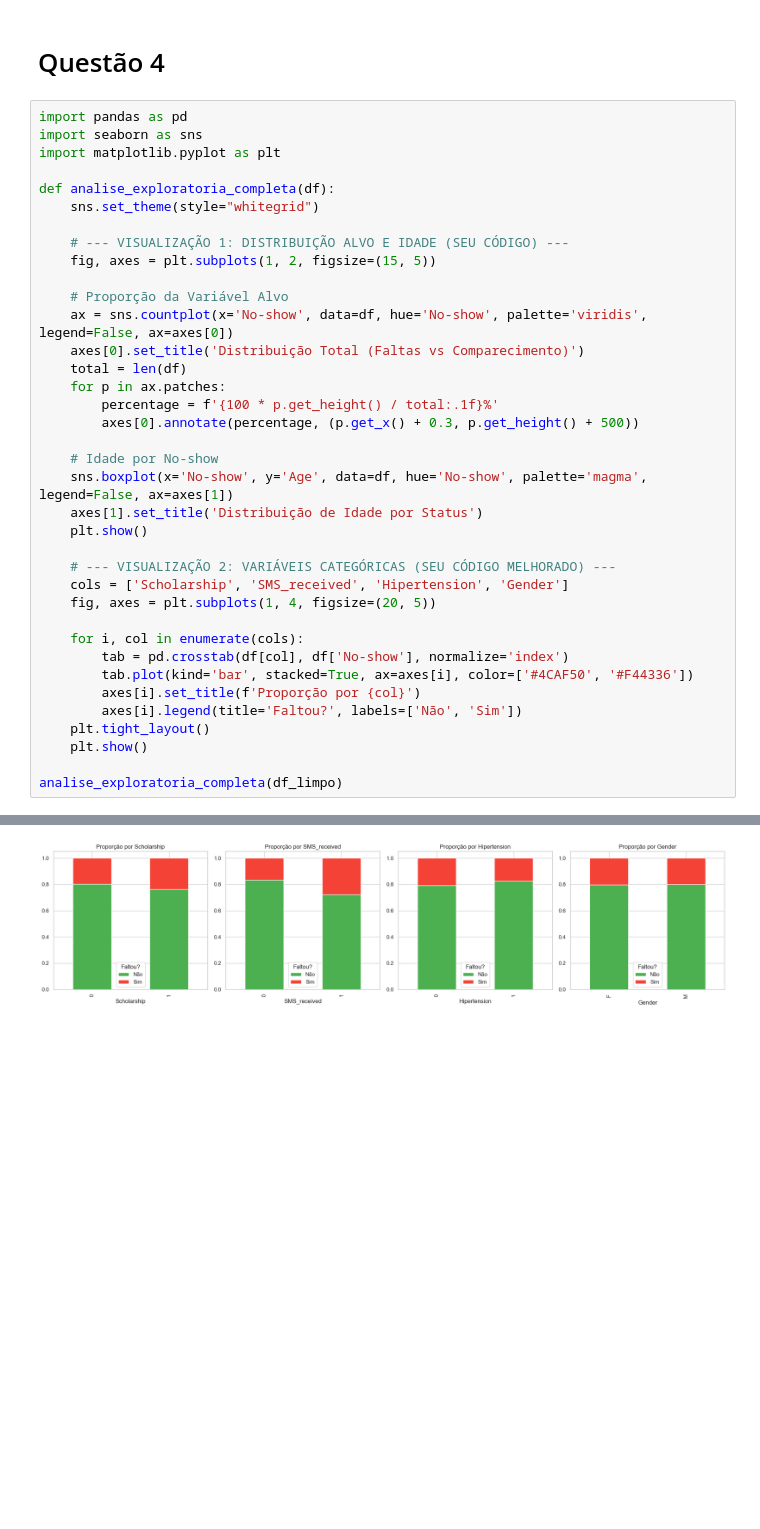
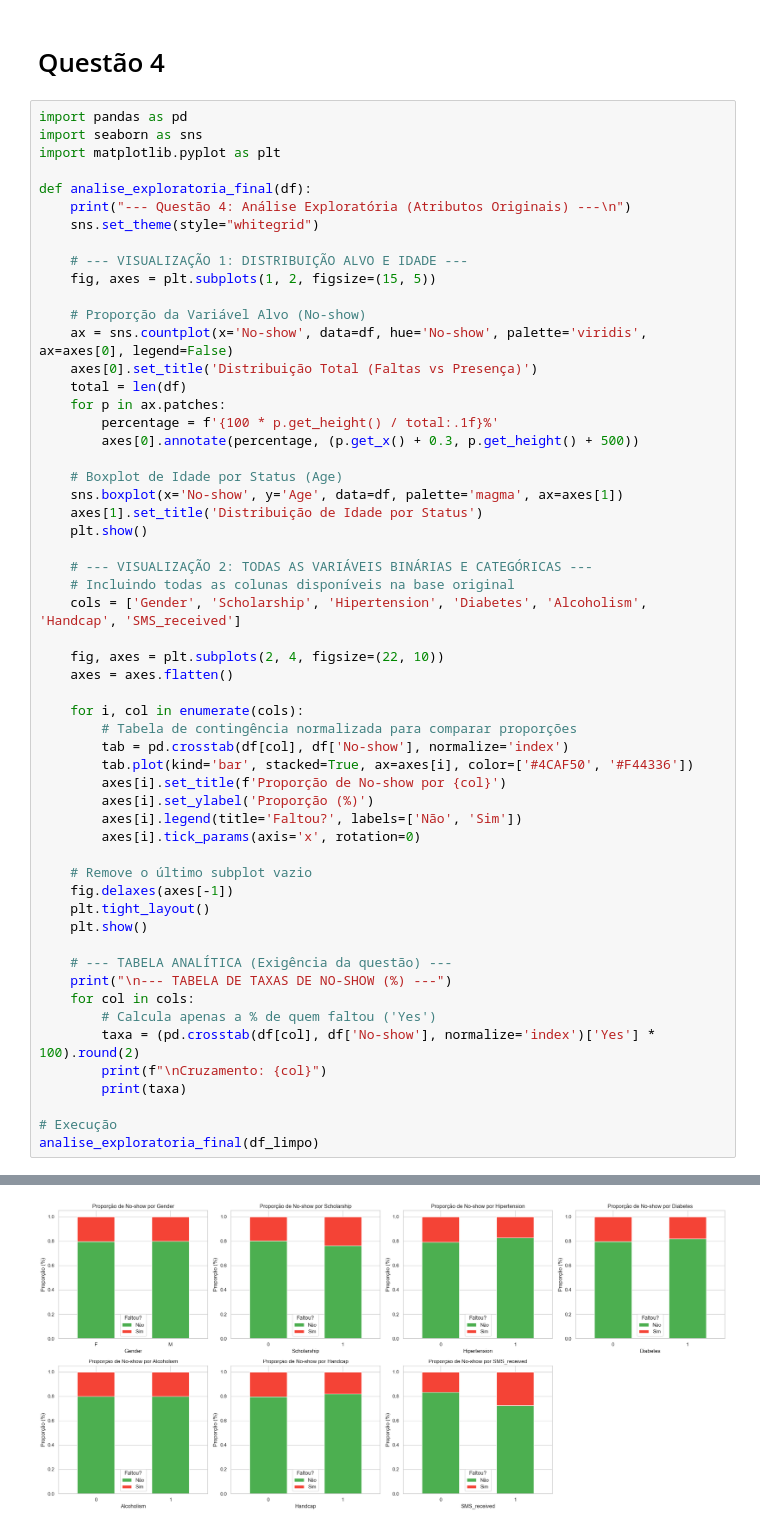
Before and after one commit to leandrowanderley/DataScience_UFAL, a Jupyter notebook: Lista 1/reescrevendo_lista.ipynb, the cells around one changed output, grey strips where cells are left out. Saved outputs shown, nothing was run; the diff lists cells and outputs as text; blank space fills up the shorter version.

Commit message:
Possível versão final para ser enviada

```diff
--- a/Lista 1/reescrevendo_lista.ipynb
+++ b/Lista 1/reescrevendo_lista.ipynb
@@ -460,36 +467,55 @@ import pandas as pd
 import seaborn as sns
 import matplotlib.pyplot as plt
 
-def analise_exploratoria_completa(df):
+def analise_exploratoria_final(df):
+    print("--- Questão 4: Análise Exploratória (Atributos Originais) ---\n")
     sns.set_theme(style="whitegrid")
 
-    # --- VISUALIZAÇÃO 1: DISTRIBUIÇÃO ALVO E IDADE (SEU CÓDIGO) ---
+    # --- VISUALIZAÇÃO 1: DISTRIBUIÇÃO ALVO E IDADE ---
     fig, axes = plt.subplots(1, 2, figsize=(15, 5))
 
-    # Proporção da Variável Alvo
-    ax = sns.countplot(x='No-show', data=df, hue='No-show', palette='viridis', legend=False, ax=axes[0])
-    axes[0].set_title('Distribuição Total (Faltas vs Comparecimento)')
+    # Proporção da Variável Alvo (No-show)
+    ax = sns.countplot(x='No-show', data=df, hue='No-show', palette='viridis', ax=axes[0], legend=False)
+    axes[0].set_title('Distribuição Total (Faltas vs Presença)')
     total = len(df)
     for p in ax.patches:
         percentage = f'{100 * p.get_height() / total:.1f}%'
         axes[0].annotate(percentage, (p.get_x() + 0.3, p.get_height() + 500))
 
-    # Idade por No-show
-    sns.boxplot(x='No-show', y='Age', data=df, hue='No-show', palette='magma', legend=False, ax=axes[1])
+    # Boxplot de Idade por Status (Age)
+    sns.boxplot(x='No-show', y='Age', data=df, palette='magma', ax=axes[1])
     axes[1].set_title('Distribuição de Idade por Status')
     plt.show()
 
-    # --- VISUALIZAÇÃO 2: VARIÁVEIS CATEGÓRICAS (SEU CÓDIGO MELHORADO) ---
-    cols = ['Scholarship', 'SMS_received', 'Hipertension', 'Gender']
-    fig, axes = plt.subplots(1, 4, figsize=(20, 5))
+    # --- VISUALIZAÇÃO 2: TODAS AS VARIÁVEIS BINÁRIAS E CATEGÓRICAS ---
+    # Incluindo todas as colunas disponíveis na base original
+    cols = ['Gender', 'Scholarship', 'Hipertension', 'Diabetes', 'Alcoholism', 'Handcap', 'SMS_received']
+
+    fig, axes = plt.subplots(2, 4, figsize=(22, 10))
+    axes = axes.flatten()
 
     for i, col in enumerate(cols):
+        # Tabela de contingência normalizada para comparar proporções
         tab = pd.crosstab(df[col], df['No-show'], normalize='index')
         tab.plot(kind='bar', stacked=True, ax=axes[i], color=['#4CAF50', '#F44336'])
-        axes[i].set_title(f'Proporção por {col}')
+        axes[i].set_title(f'Proporção de No-show por {col}')
+        axes[i].set_ylabel('Proporção (%)')
         axes[i].legend(title='Faltou?', labels=['Não', 'Sim'])
+        axes[i].tick_params(axis='x', rotation=0)
+
+    # Remove o último subplot vazio
+    fig.delaxes(axes[-1])
     plt.tight_layout()
     plt.show()
 
-analise_exploratoria_completa(df_limpo)
+    # --- TABELA ANALÍTICA (Exigência da questão) ---
+    print("\n--- TABELA DE TAXAS DE NO-SHOW (%) ---")
+    for col in cols:
+        # Calcula apenas a % de quem faltou ('Yes')
+        taxa = (pd.crosstab(df[col], df['No-show'], normalize='index')['Yes'] * 100).round(2)
+        print(f"\nCruzamento: {col}")
+        print(taxa)
+
+# Execução
+analise_exploratoria_final(df_limpo)
 # %% [output]
@@ -497 +524 @@ analise_exploratoria_completa(df_limpo)
-[figure, old version]
+[figure, new version]
```
Also changed, not shown: parts of 40 cells of this notebook.
